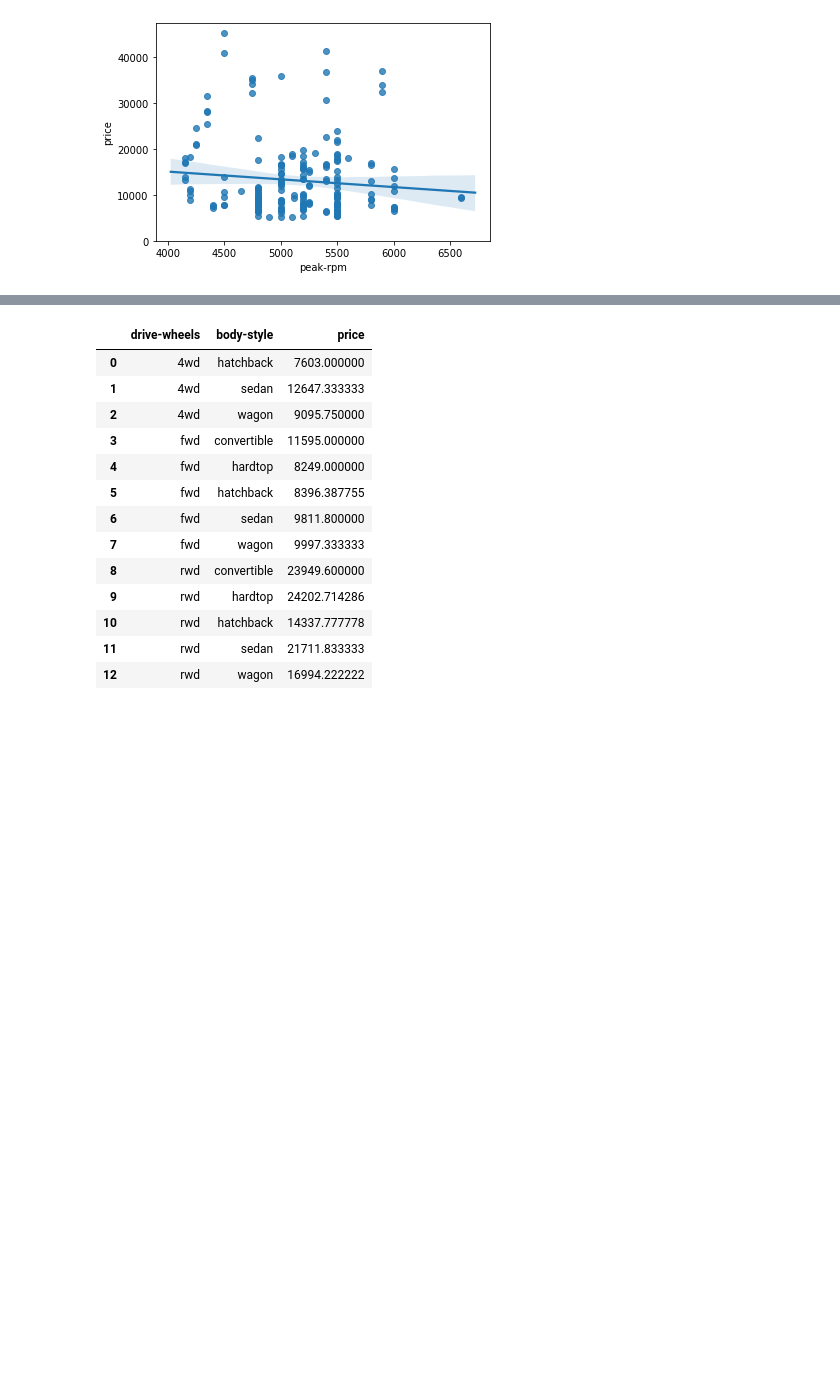
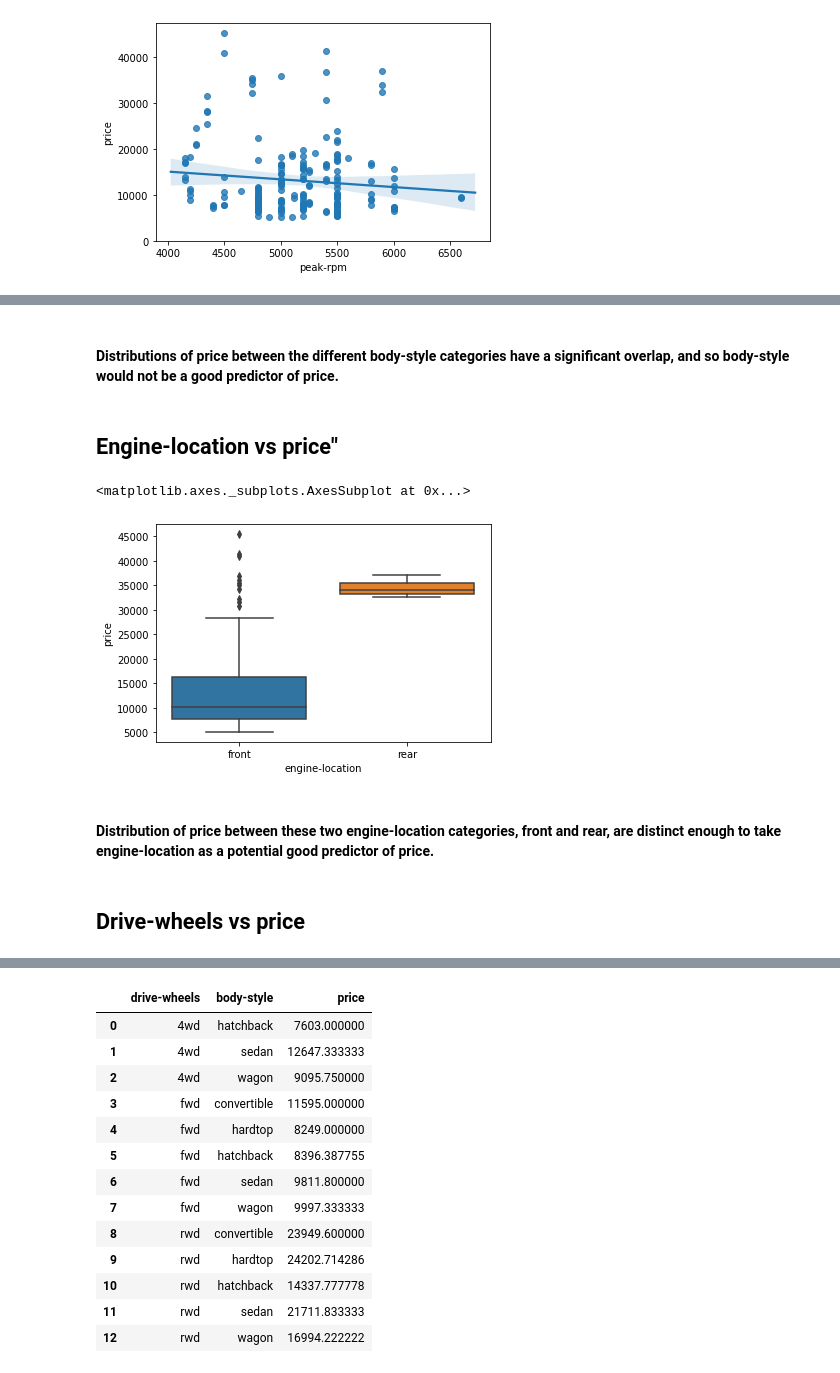
Before and after one commit to victorika/AutoPricePrediction, a Jupyter notebook: Auto price notebook.ipynb, the cells around one changed output, grey strips where cells are left out. Cells and saved outputs as stored; diff of their text form; code cells hidden in the pictures; blank space fills up the shorter version.

```diff
--- a/Auto price notebook.ipynb
+++ b/Auto price notebook.ipynb
@@ -495,0 +666,13 @@ plt.ylim(0,)
+# %% [markdown]
+#### Distributions of price between the different body-style categories have a significant overlap, and so body-style would not be a good predictor of price.
+# %% [markdown]
+## Engine-location vs price"
+# %%
+sns.boxplot(x="engine-location", y="price", data=df)
+# %% [output]
+<matplotlib.axes._subplots.AxesSubplot at 0x...>
+[figure, added]
+# %% [markdown]
+#### Distribution of price between these two engine-location categories, front and rear, are distinct enough to take engine-location as a potential good predictor of price.
+# %% [markdown]
+## Drive-wheels vs price
```
Also changed, not shown: parts of 130 cells of this notebook.
